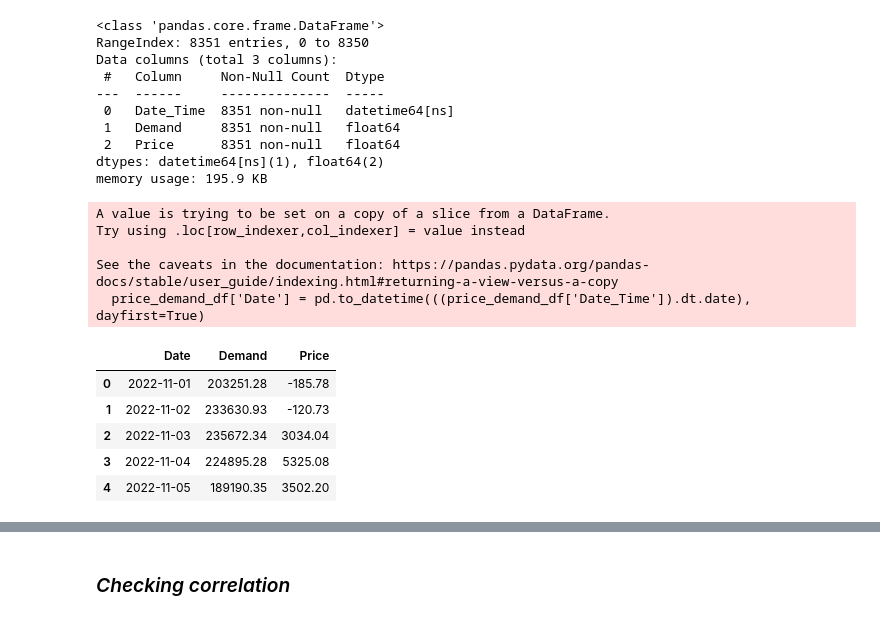
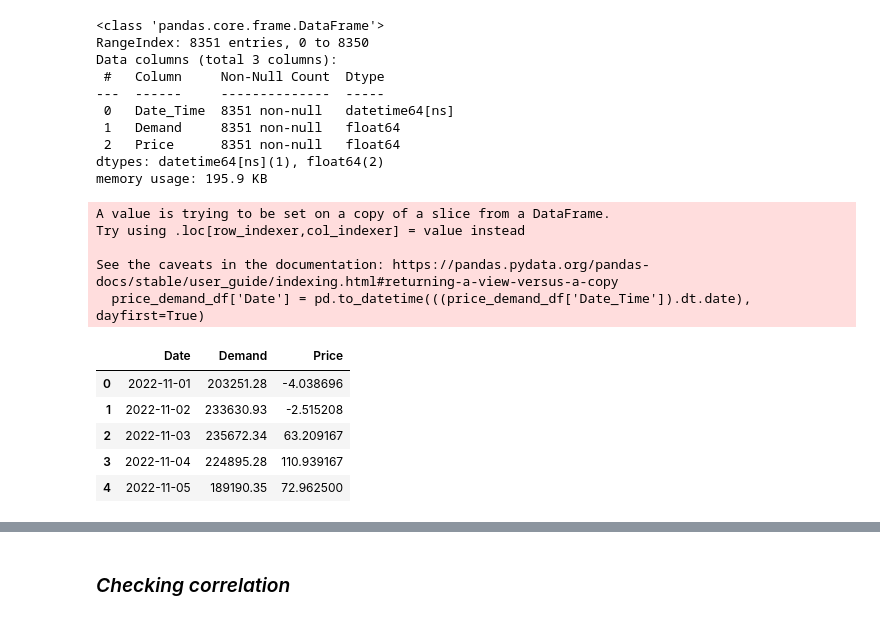
Before and after one commit to Alphaomegainfinity/energy_consumption_vs_weather, a Jupyter notebook: main_09.08.23.ipynb, the cells around one changed output, grey strips where cells are left out. Saved outputs shown, nothing was run; the diff lists cells and outputs as text; code cells hidden in the pictures.

```diff
--- a/main_09.08.23.ipynb
+++ b/main_09.08.23.ipynb
@@ -274,26 +270,26 @@ memory usage: 195.9 KB
 # %%
 # Split the Date_Time column into separate Date and Time columns
 price_demand_df['Date'] = pd.to_datetime(((price_demand_df['Date_Time']).dt.date), dayfirst=True)
 price_demand_df['Time'] = pd.to_datetime(price_demand_df['Date_Time'].dt.strftime('%H:%M:%S')).dt.time
 
 # Rearrange all the columns, remove the Time column because it is redundant
 price_demand_df = price_demand_df[['Date', 'Demand', 'Price']]
 
 #the total daily demand
-price_demand_df = price_demand_df.groupby(['Date']).sum().reset_index()
+price_demand_df = price_demand_df.groupby(['Date']).agg({"Demand":"sum", "Price":"mean"}).reset_index()
 price_demand_df.head()
 # %% [output]
 A value is trying to be set on a copy of a slice from a DataFrame.
 Try using .loc[row_indexer,col_indexer] = value instead
 
 See the caveats in the documentation: https://pandas.pydata.org/pandas-docs/stable/user_guide/indexing.html#returning-a-view-versus-a-copy
   price_demand_df['Date'] = pd.to_datetime(((price_demand_df['Date_Time']).dt.date), dayfirst=True)
 |  | Date | Demand | Price |
-| 0 | 2022-11-01 | 203251.28 | -185.78 |
-| 1 | 2022-11-02 | 233630.93 | -120.73 |
-| 2 | 2022-11-03 | 235672.34 | 3034.04 |
-| 3 | 2022-11-04 | 224895.28 | 5325.08 |
-| 4 | 2022-11-05 | 189190.35 | 3502.20 |
+| 0 | 2022-11-01 | 203251.28 | -4.038696 |
+| 1 | 2022-11-02 | 233630.93 | -2.515208 |
+| 2 | 2022-11-03 | 235672.34 | 63.209167 |
+| 3 | 2022-11-04 | 224895.28 | 110.939167 |
+| 4 | 2022-11-05 | 189190.35 | 72.962500 |
 # %%
 # Joining two datasets: energy consumption and weather
 daily_weather_energy_df = pd.merge(weather_df, price_demand_df, on='Date', how='inner')
```
Also changed, not shown: parts of 32 cells of this notebook.
